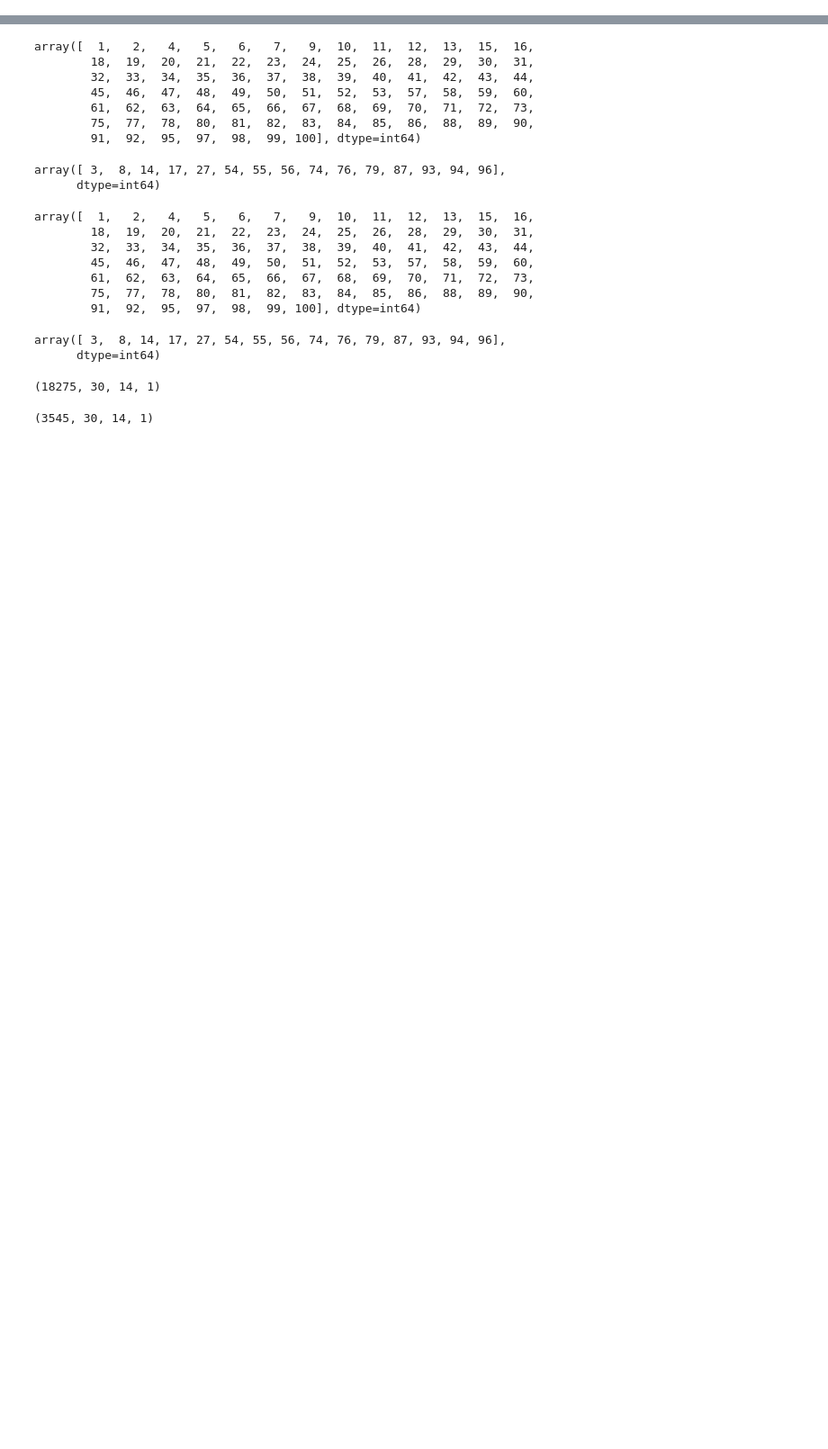
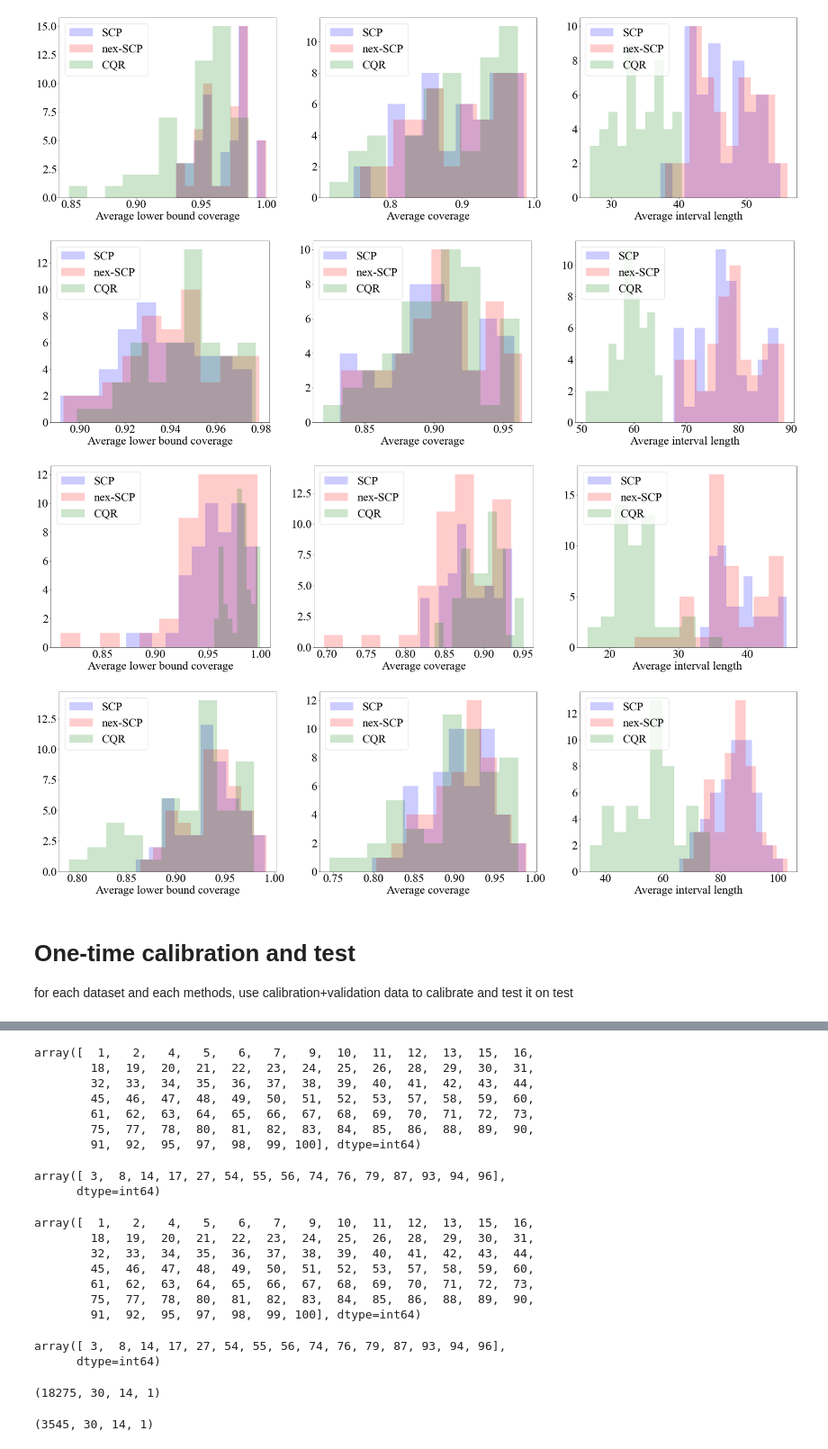
Before and after one commit to alireza-javanmardi/conformal-RUL-intervals, a Jupyter notebook: test.ipynb, the cells around one changed output, grey strips where cells are left out. Shown at 90% size. Drawn from its saved outputs; the diff is of its cells as text; code cells hidden in the pictures; blank space fills up the shorter version.

```diff
--- a/test.ipynb
+++ b/test.ipynb
@@ -17,0 +156,19 @@ os.environ["CUDA_VISIBLE_DEVICES"]="-1"
+# %%
+R = 50
+rho = 0.99
+alpha = 0.1
+
+validate_calibration_res = {}
+for exp in range(4):
+    dataset_name = "CMAPSS"+str(exp+1)
+    proc_data, DCNN, MQDCNN = trained_models_dic[dataset_name]["data"], trained_models_dic[dataset_name]["DCNN"], trained_models_dic[dataset_name]["MQDCNN"]
+    res = [] #each element contain SCP, nex-SCP, CQR results
+    for r in range(R):
+        val_idx, cal_idx = pre.split_by_group(X=proc_data["calval"]["X"], groups=proc_data["calval"]["id"], n_splits=1, test_size=0.5, random_state=r)
+        res.append(validate_calibration_epoch(proc_data["calval"], val_idx, cal_idx, DCNN, MQDCNN, alpha, rho))
+    SCP, nex_SCP, CQR =  zip(*res)
+    validate_calibration_res[dataset_name] = {
+        "SCP": SCP,
+        "nex-SCP": nex_SCP,
+        "CQR": CQR
+    }
@@ -17,0 +184,13 @@ os.environ["CUDA_VISIBLE_DEVICES"]="-1"
+# %%
+for exp in range(4):
+    dataset_name = "CMAPSS"+str(exp+1)
+    plot_validate_calibration(dataset_name, validate_calibration_res)
+    plt.savefig('result_figs\\validate_calibration\\'+dataset_name+'.pdf', format='pdf', bbox_inches='tight', pad_inches=0)
+# %% [output]
+[figure, added]
+[figure, added]
+[figure, added]
+[figure, added]
+# %% [markdown]
+# One-time calibration and test
+for each dataset and each methods, use calibration+validation data to calibrate and test it on test
```
Also changed, not shown: parts of 24 cells of this notebook.
